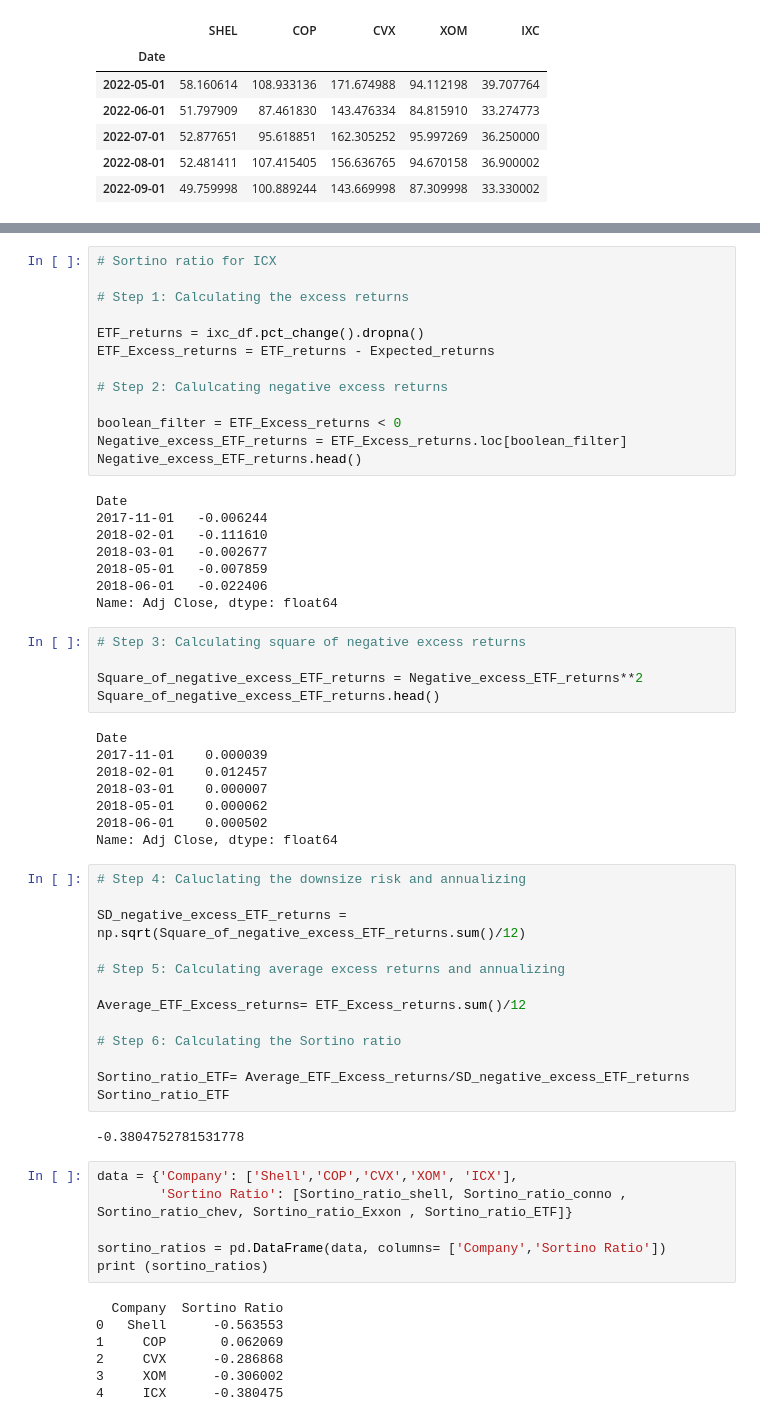
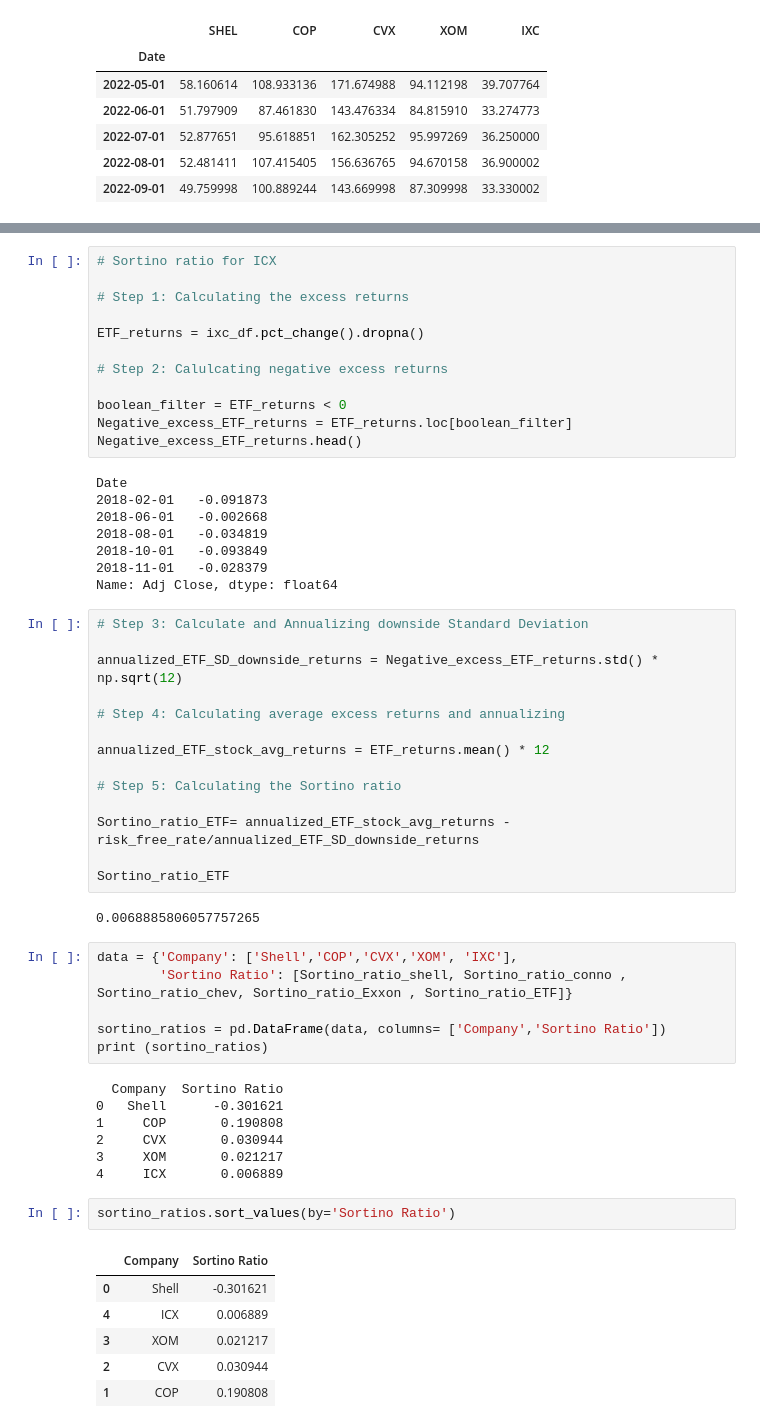
Before and after one commit to ggorovod/Sector-Stock-Selection-Model, a Jupyter notebook: Sortino_Ratio.ipynb, the cells around one changed output, grey strips where cells are left out. Drawn from its saved outputs; the diff is of its cells as text.

```diff
--- a/Sortino_Ratio.ipynb
+++ b/Sortino_Ratio.ipynb
@@ -299,60 +249,56 @@ Sortino_ratio_conno
 # Step 1: Calculating the excess returns
 
 ETF_returns = ixc_df.pct_change().dropna()
-ETF_Excess_returns = ETF_returns - Expected_returns
 
 # Step 2: Calulcating negative excess returns
 
-boolean_filter = ETF_Excess_returns < 0
-Negative_excess_ETF_returns = ETF_Excess_returns.loc[boolean_filter]
+boolean_filter = ETF_returns < 0
+Negative_excess_ETF_returns = ETF_returns.loc[boolean_filter]
 Negative_excess_ETF_returns.head()
 # %% [output]
 Date
-2017-11-01   -0.006244
-2018-02-01   -0.111610
-2018-03-01   -0.002677
-2018-05-01   -0.007859
-2018-06-01   -0.022406
+2018-02-01   -0.091873
+2018-06-01   -0.002668
+2018-08-01   -0.034819
+2018-10-01   -0.093849
+2018-11-01   -0.028379
 Name: Adj Close, dtype: float64
-# %%
-# Step 3: Calculating square of negative excess returns
-
-Square_of_negative_excess_ETF_returns = Negative_excess_ETF_returns**2
-Square_of_negative_excess_ETF_returns.head()
-# %% [output]
-Date
-2017-11-01    0.000039
-2018-02-01    0.012457
-2018-03-01    0.000007
-2018-05-01    0.000062
-2018-06-01    0.000502
-Name: Adj Close, dtype: float64
 # %%
-# Step 4: Caluclating the downsize risk and annualizing
+# Step 3: Calculate and Annualizing downside Standard Deviation
 
-SD_negative_excess_ETF_returns = np.sqrt(Square_of_negative_excess_ETF_returns.sum()/12)
+annualized_ETF_SD_downside_returns = Negative_excess_ETF_returns.std() * np.sqrt(12)
 
-# Step 5: Calculating average excess returns and annualizing
+# Step 4: Calculating average excess returns and annualizing
 
-Average_ETF_Excess_returns= ETF_Excess_returns.sum()/12
+annualized_ETF_stock_avg_returns = ETF_returns.mean() * 12
 
-# Step 6: Calculating the Sortino ratio
+# Step 5: Calculating the Sortino ratio
 
-Sortino_ratio_ETF= Average_ETF_Excess_returns/SD_negative_excess_ETF_returns
+Sortino_ratio_ETF= annualized_ETF_stock_avg_returns - risk_free_rate/annualized_ETF_SD_downside_returns
+
 Sortino_ratio_ETF
 # %% [output]
--0.3804752781531778
+0.0068885806057757265
 # %%
-data = {'Company': ['Shell','COP','CVX','XOM', 'ICX'],
+data = {'Company': ['Shell','COP','CVX','XOM', 'IXC'],
         'Sortino Ratio': [Sortino_ratio_shell, Sortino_ratio_conno , Sortino_ratio_chev, Sortino_ratio_Exxon , Sortino_ratio_ETF]}
 
 sortino_ratios = pd.DataFrame(data, columns= ['Company','Sortino Ratio'])
 print (sortino_ratios)
 # %% [output]
   Company  Sortino Ratio
-0   Shell      -0.563553
-1     COP       0.062069
-2     CVX      -0.286868
-3     XOM      -0.306002
-4     ICX      -0.380475
+0   Shell      -0.301621
+1     COP       0.190808
+2     CVX       0.030944
+3     XOM       0.021217
+4     ICX       0.006889
+# %%
+sortino_ratios.sort_values(by='Sortino Ratio')
+# %% [output]
+|  | Company | Sortino Ratio |
+| 0 | Shell | -0.301621 |
+| 4 | ICX | 0.006889 |
+| 3 | XOM | 0.021217 |
+| 2 | CVX | 0.030944 |
+| 1 | COP | 0.190808 |
 # %%
```
Also changed, not shown: parts of 20 cells of this notebook.
